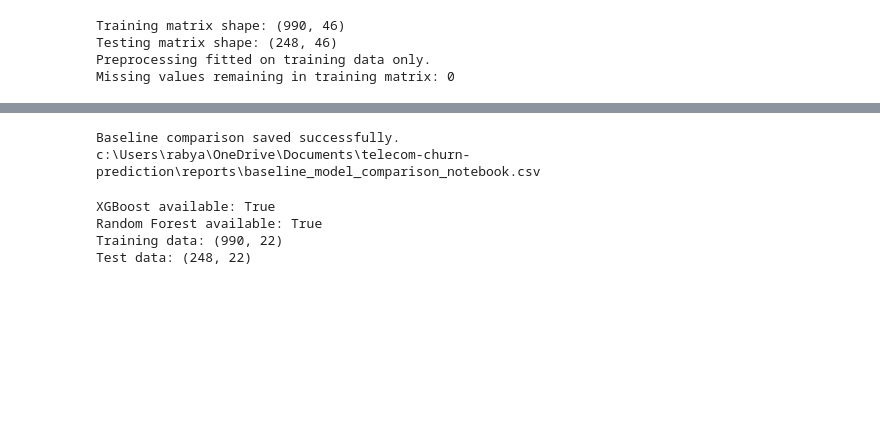
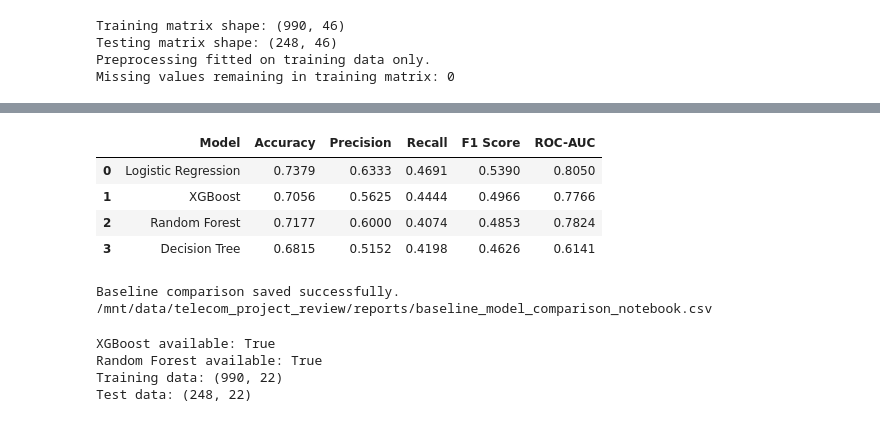
Before and after one commit to RabyanKhan/telecom-churn-prediction, a Jupyter notebook: Telecom_Churn_Prediction.ipynb, the cells around one changed output, grey strips where cells are left out. Cells and saved outputs as stored; diff of their text form; code cells hidden in the pictures; blank space fills up the shorter version.

Commit message:
Update executed notebook and final churn model

```diff
--- a/Telecom_Churn_Prediction.ipynb
+++ b/Telecom_Churn_Prediction.ipynb
@@ -1416,17 +1258,67 @@ display(baseline_results.round(4))
 # %%
+# REQUIREMENT: Train and evaluate baseline models before saving their results.
+from sklearn.base import clone
+from sklearn.pipeline import Pipeline
+from sklearn.linear_model import LogisticRegression
+from sklearn.tree import DecisionTreeClassifier
+from sklearn.ensemble import RandomForestClassifier
+from sklearn.metrics import (
+    accuracy_score, precision_score, recall_score,
+    f1_score, roc_auc_score
+)
+from xgboost import XGBClassifier
+
+baseline_estimators = {
+    "Logistic Regression": LogisticRegression(max_iter=1000, random_state=42),
+    "Decision Tree": DecisionTreeClassifier(random_state=42),
+    "Random Forest": RandomForestClassifier(random_state=42, n_jobs=-1),
+    "XGBoost": XGBClassifier(
+        eval_metric="logloss", random_state=42, n_jobs=1
+    ),
+}
+
+baseline_pipelines = {}
+baseline_rows = []
+
+for name, estimator in baseline_estimators.items():
+    pipeline = Pipeline([
+        ("preprocessor", clone(preprocessor)),
+        ("model", estimator),
+    ])
+    pipeline.fit(X_train, y_train)
+    baseline_pipelines[name] = pipeline
+
+    predictions = pipeline.predict(X_test)
+    probabilities = pipeline.predict_proba(X_test)[:, 1]
+    baseline_rows.append({
+        "Model": name,
+        "Accuracy": accuracy_score(y_test, predictions),
+        "Precision": precision_score(y_test, predictions, zero_division=0),
+        "Recall": recall_score(y_test, predictions, zero_division=0),
+        "F1 Score": f1_score(y_test, predictions, zero_division=0),
+        "ROC-AUC": roc_auc_score(y_test, probabilities),
+    })
+
+baseline_results = pd.DataFrame(baseline_rows).sort_values(
+    "F1 Score", ascending=False
+).reset_index(drop=True)
 
 REPORTS_DIR.mkdir(parents=True, exist_ok=True)
-
 baseline_results.to_csv(
     REPORTS_DIR / "baseline_model_comparison_notebook.csv",
     index=False
 )
-
+display(baseline_results.round(4))
 print("Baseline comparison saved successfully.")
 print(REPORTS_DIR / "baseline_model_comparison_notebook.csv")
 # %% [output]
+|  | Model | Accuracy | Precision | Recall | F1 Score | ROC-AUC |
+| 0 | Logistic Regression | 0.7379 | 0.6333 | 0.4691 | 0.5390 | 0.8050 |
+| 1 | XGBoost | 0.7056 | 0.5625 | 0.4444 | 0.4966 | 0.7766 |
+| 2 | Random Forest | 0.7177 | 0.6000 | 0.4074 | 0.4853 | 0.7824 |
+| 3 | Decision Tree | 0.6815 | 0.5152 | 0.4198 | 0.4626 | 0.6141 |
 Baseline comparison saved successfully.
-c:\Users\rabya\OneDrive\Documents\telecom-churn-prediction\reports\baseline_model_comparison_notebook.csv
+/mnt/data/telecom_project_review/reports/baseline_model_comparison_notebook.csv
 # %%
 
 print("XGBoost available:", "XGBoost" in baseline_pipelines)
```
Also changed, not shown: parts of 19 cells of this notebook, 1 other file.
